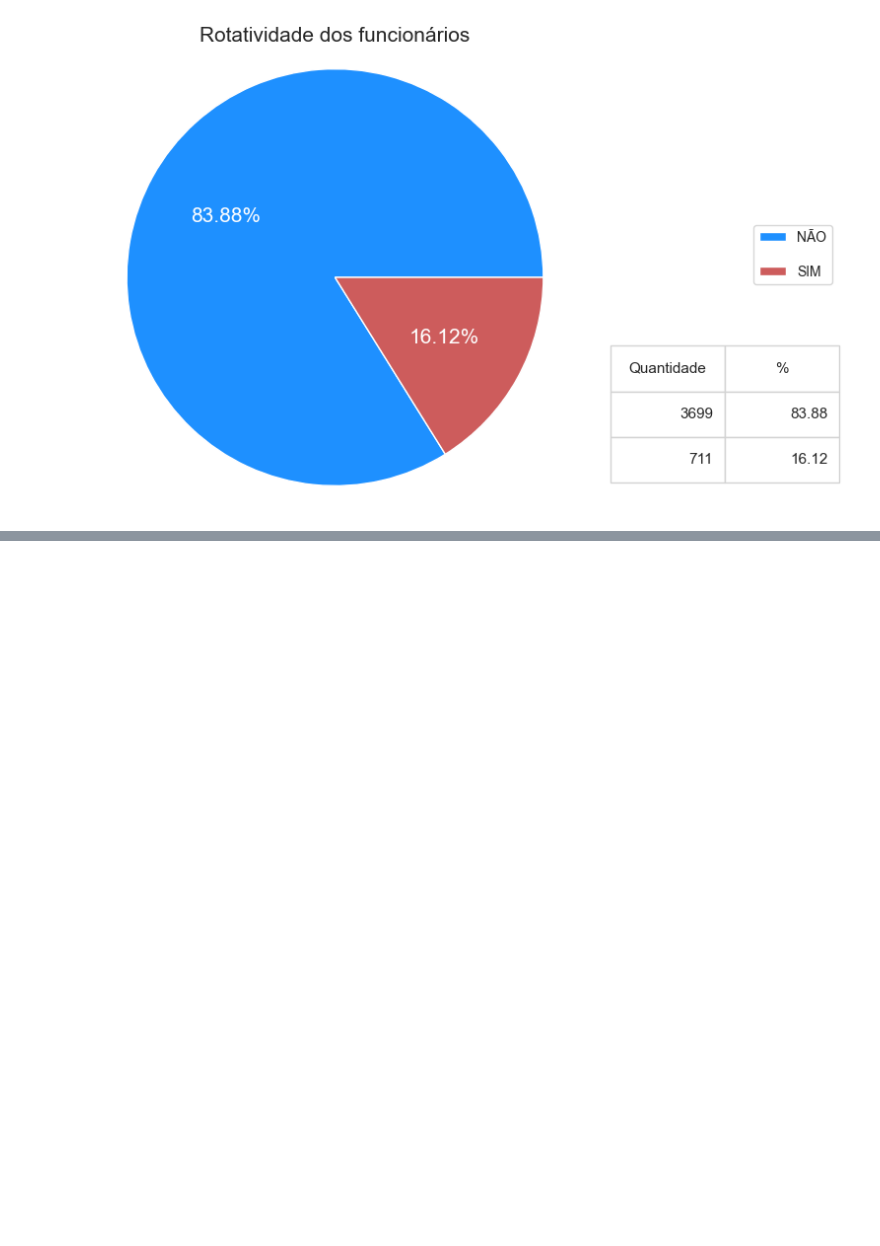
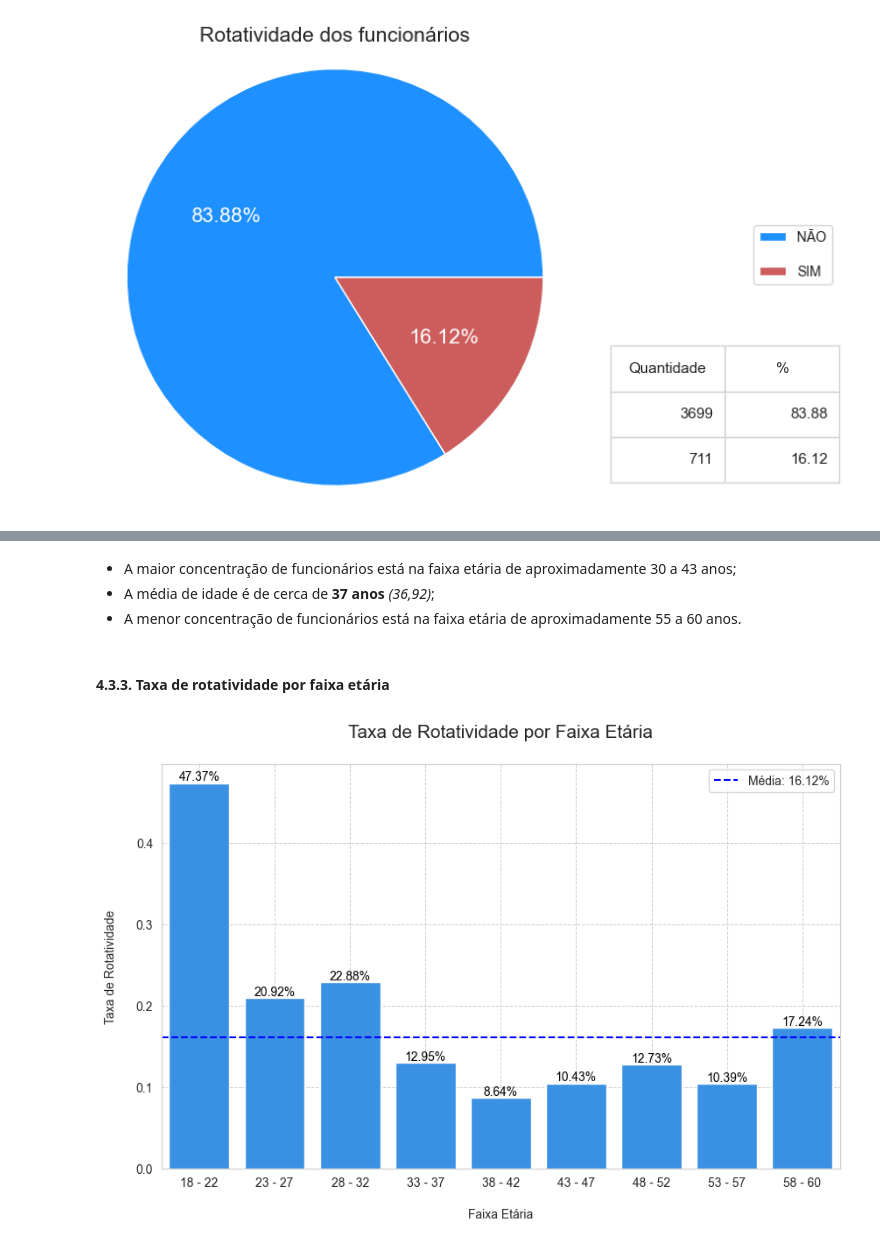
Before and after one commit to emso-exe/Analise_de_rh_-_people_analytics, a Jupyter notebook: 001_analise_de_rh.ipynb, the cells around one changed output, grey strips where cells are left out. Saved outputs shown, nothing was run; the diff lists cells and outputs as text; code cells hidden in the pictures; blank space fills up the shorter version.

```diff
--- a/001_analise_de_rh.ipynb
+++ b/001_analise_de_rh.ipynb
@@ -418,0 +453,54 @@ plt.show()
+# %% [markdown]
+- A maior concentração de funcionários está na faixa etária de aproximadamente 30 a 43 anos;
+- A média de idade é de cerca de **37 anos** _(36,92)_;
+- A menor concentração de funcionários está na faixa etária de aproximadamente 55 a 60 anos.
+# %% [markdown]
+#### 4.3.3. Taxa de rotatividade por faixa etária
+# %%
+# Converter valores de 'Rotatividade' para binário
+df_analise['RotatividadeBin'] = df_analise['Rotatividade'].map(
+    {'Sim': 1, 'Nao': 0})
+
+# Definir faixas etárias
+faixas_etarias = pd.cut(df_analise['Idade'],
+                        bins=range(18, 64, 5), right=False)
+
+# Calcular a taxa de rotatividade por faixa etária
+rotatividade_por_faixa = df_analise.groupby(
+    faixas_etarias)['RotatividadeBin'].mean()
+
+# Criar o gráfico de barras
+plt.figure(figsize=(10, 6))
+plot = sns.barplot(x=rotatividade_por_faixa.index,
+                   y=rotatividade_por_faixa.values, palette=['dodgerblue'])
+
+# Adicionar rótulos e título
+plot.set_title('Taxa de Rotatividade por Faixa Etária\n', fontsize=15)
+plot.set(xlabel='\nFaixa Etária', ylabel='Taxa de Rotatividade\n')
+plot.tick_params(axis='both', labelsize=10)
+
+# Adicionando linha horizontal para a média
+rotatividade_media = df_analise['RotatividadeBin'].mean()
+plt.axhline(rotatividade_media, color='blue', linestyle='--',
+            label=f'Média: {rotatividade_media:.2%}')
+
+# Adicionar valores de taxa de rotatividade sobre as barras
+for p in plot.patches:
+    plot.annotate(f'{p.get_height():.2%}', (p.get_x() + p.get_width() / 2., p.get_height()),
+                  ha='center', va='bottom', fontsize=10, color='black')
+
+# Renomear rótulos do eixo x
+faixa_etaria_labels = ['18 - 22', '23 - 27', '28 - 32', '33 - 37',
+                       '38 - 42', '43 - 47', '48 - 52', '53 - 57', '58 - 60']
+plot.set_xticklabels(faixa_etaria_labels)
+
+# Formatando grade do gráfico
+plt.grid(True, which='both', linestyle='--', linewidth=0.7)
+
+# Adicionando a legenda
+plt.legend()
+
+# Exibindo o gráfico
+plt.show()
+# %% [output]
+[figure, added]
```
Also changed, not shown: parts of 13 cells of this notebook.
